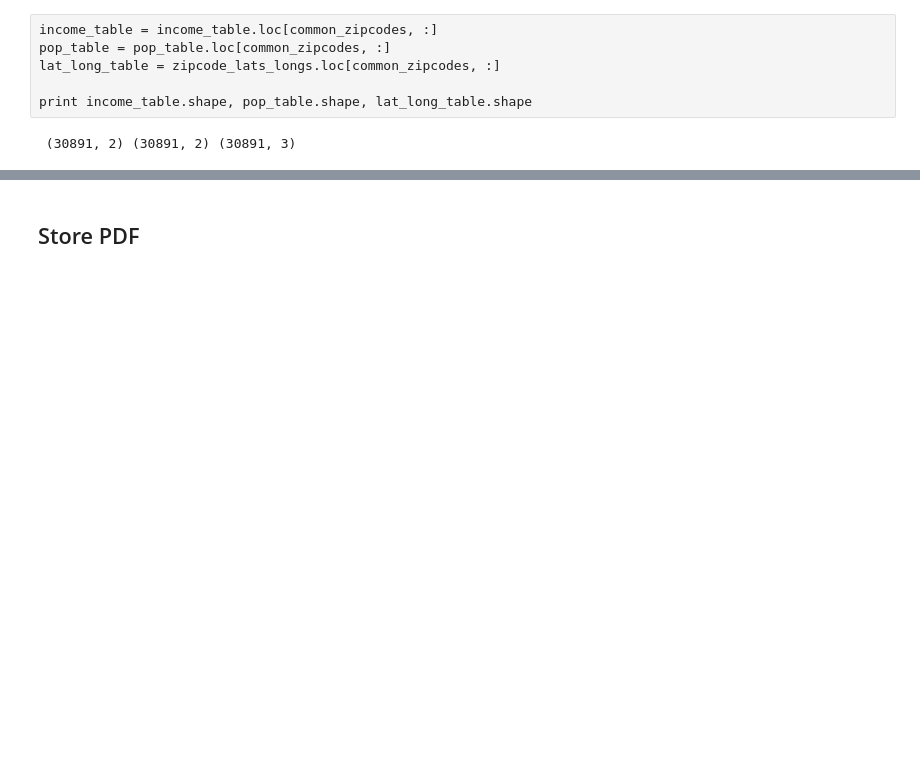
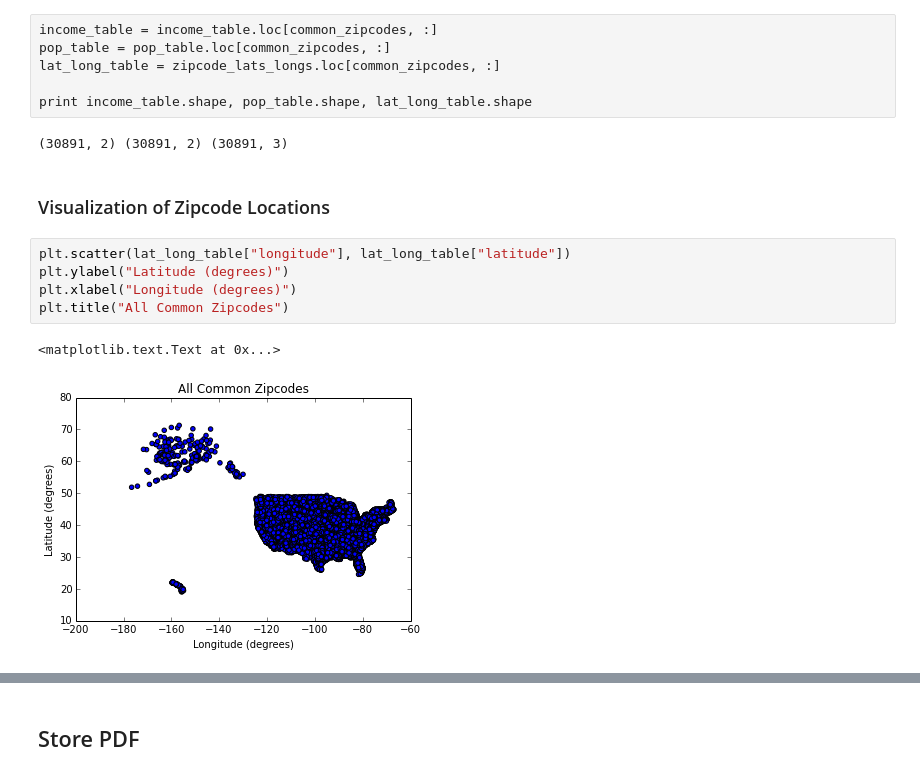
Before and after one commit to rnowling/bigpetstore-data-generator, a Jupyter notebook: notebooks/MonteCarloExample.ipynb, the cells around one changed output, grey strips where cells are left out. Drawn from its saved outputs; the diff is of its cells as text; blank space fills up the shorter version.

Commit message:
Fixed big in reading latitude / longitude data.  Added visualizations of zipcode locations, top 1% of populated zipcodes, and top 1% of zipcodes by median household income.

```diff
--- a/notebooks/MonteCarloExample.ipynb
+++ b/notebooks/MonteCarloExample.ipynb
@@ -208,0 +209,10 @@ print income_table.shape, pop_table.shape, lat_long_table.shape
+# %% [markdown]
+### Visualization of Zipcode Locations
+# %%
+plt.scatter(lat_long_table["longitude"], lat_long_table["latitude"])
+plt.ylabel("Latitude (degrees)")
+plt.xlabel("Longitude (degrees)")
+plt.title("All Common Zipcodes")
+# %% [output]
+<matplotlib.text.Text at 0x...>
+[figure, added]
```
Also changed, not shown: parts of 7 cells of this notebook.
